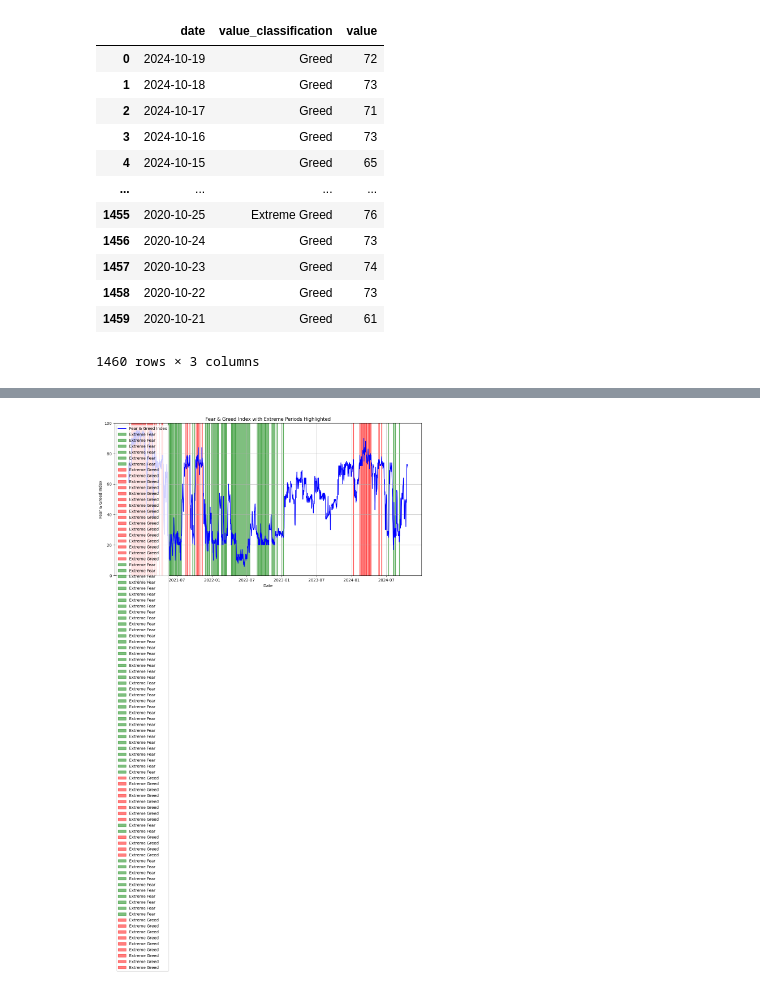
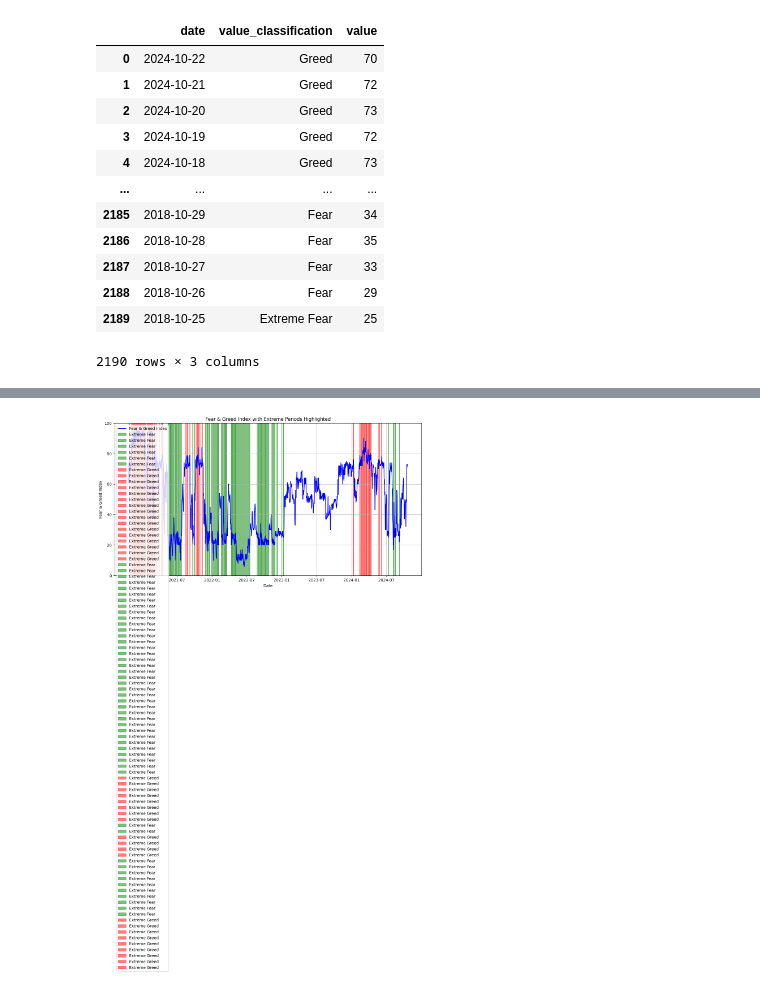
Before and after one commit to yangforbig/Crypto-Fear-Greed-Index-Graph, a Jupyter notebook: script/stream_data.ipynb, the cells around one changed output, grey strips where cells are left out. Cells and saved outputs as stored; diff of their text form; code cells hidden in the pictures.

```diff
--- a/script/stream_data.ipynb
+++ b/script/stream_data.ipynb
@@ -61,17 +178,17 @@ def get_bitcoin_price_data(days=30):
 # %%
-fear_greed_df = get_fear_greed_data(365*4)
+# fear_greed_df = get_fear_greed_data(365*6)
 fear_greed_df
 # %% [output]
 |  | date | value_classification | value |
-| 0 | 2024-10-19 | Greed | 72 |
-| 1 | 2024-10-18 | Greed | 73 |
-| 2 | 2024-10-17 | Greed | 71 |
-| 3 | 2024-10-16 | Greed | 73 |
-| 4 | 2024-10-15 | Greed | 65 |
+| 0 | 2024-10-22 | Greed | 70 |
+| 1 | 2024-10-21 | Greed | 72 |
+| 2 | 2024-10-20 | Greed | 73 |
+| 3 | 2024-10-19 | Greed | 72 |
+| 4 | 2024-10-18 | Greed | 73 |
 | ... | ... | ... | ... |
-| 1455 | 2020-10-25 | Extreme Greed | 76 |
-| 1456 | 2020-10-24 | Greed | 73 |
-| 1457 | 2020-10-23 | Greed | 74 |
-| 1458 | 2020-10-22 | Greed | 73 |
-| 1459 | 2020-10-21 | Greed | 61 |
+| 2185 | 2018-10-29 | Fear | 34 |
+| 2186 | 2018-10-28 | Fear | 35 |
+| 2187 | 2018-10-27 | Fear | 33 |
+| 2188 | 2018-10-26 | Fear | 29 |
+| 2189 | 2018-10-25 | Extreme Fear | 25 |
-1460 rows × 3 columns
+2190 rows × 3 columns
```
Also changed, not shown: parts of 23 cells of this notebook.
